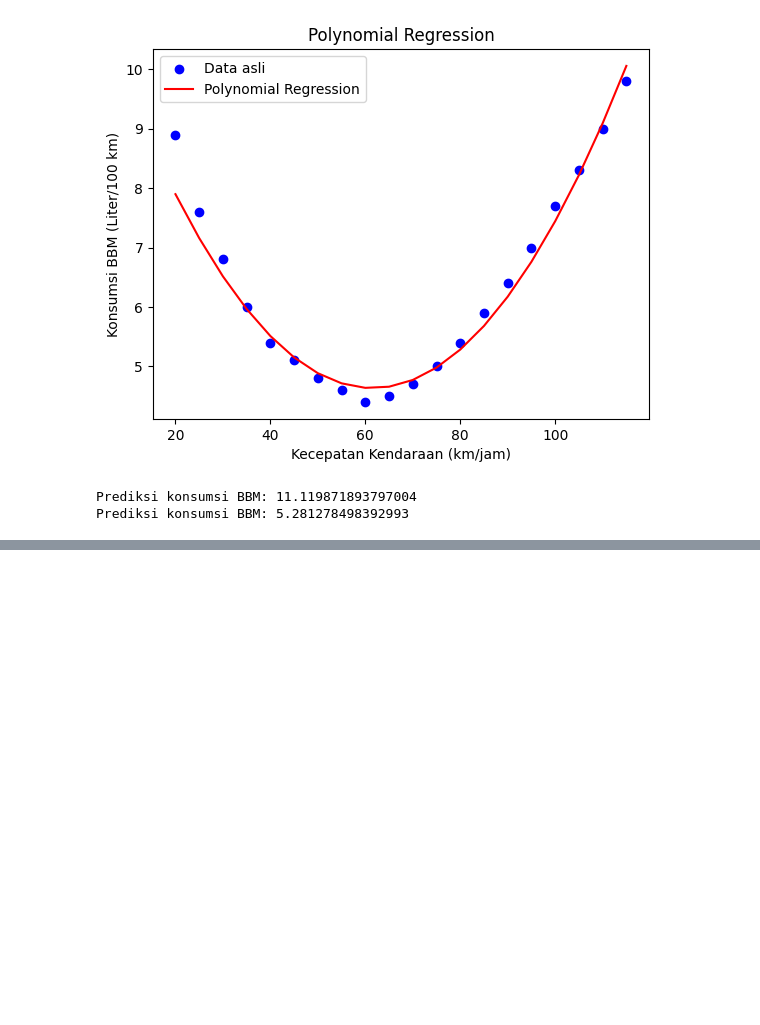
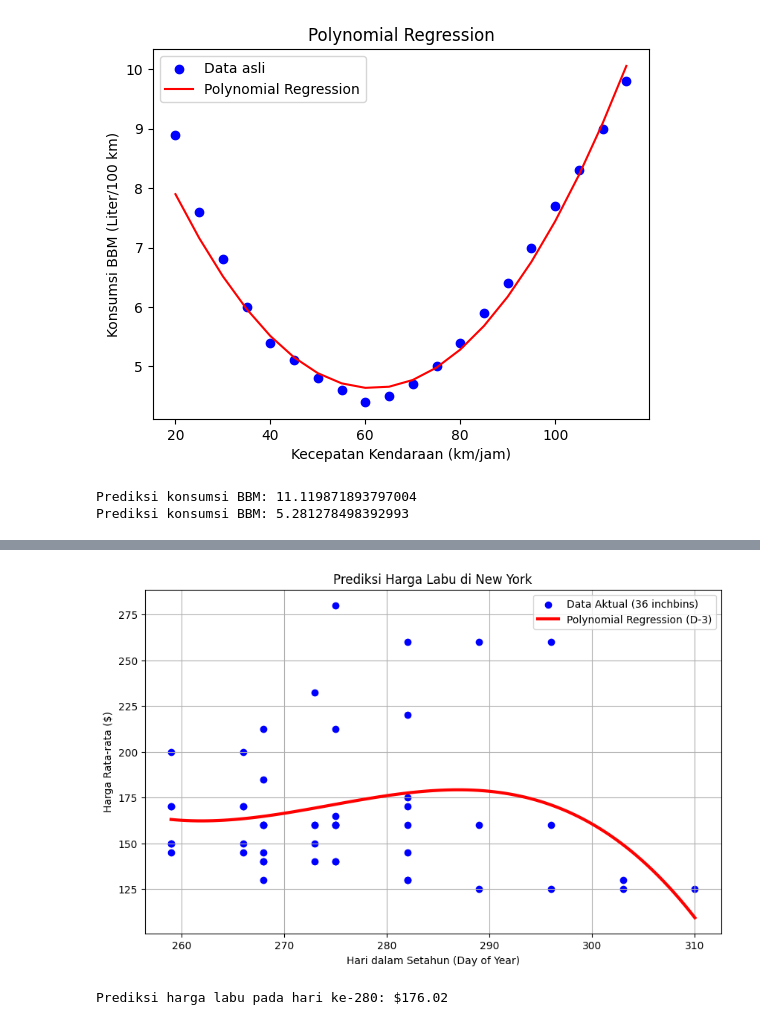
Before and after one commit to meryymarta/DataMining, a Jupyter notebook: Week6_Regression.ipynb, the cells around one changed output, grey strips where cells are left out. Cells and saved outputs as stored; diff of their text form; code cells hidden in the pictures; blank space fills up the shorter version.

```diff
--- a/Week6_Regression.ipynb
+++ b/Week6_Regression.ipynb
@@ -265,0 +345,63 @@ Prediksi konsumsi BBM: 5.281278498392993
+# %%
+#TUGAS 3
+#membuat prediksi Polynomial regression pada data harga labu
+
+import pandas as pd
+import numpy as np
+import matplotlib.pyplot as plt
+from sklearn.preprocessing import PolynomialFeatures
+from sklearn.linear_model import LinearRegression
+
+from google.colab import files
+uploaded = files.upload()
+
+#load dataset
+df = pd.read_csv("new-york_9-24-2016_9-30-2017.csv")
+df.head()
+
+#eksplorasi dataset
+df.info()
+df.describe()
+
+#Preprocessing
+#menghitung harga rata-rata
+df['Average Price'] = (df['Low Price'] + df['High Price']) / 2
+
+#mengonversi kolom Date menjadi format hari dalam setahun (Day of year)
+df['Date'] = pd.to_datetime(df['Date'])
+df['Day of Year'] = df['Date'].dt.dayofyear
+
+#menfilter data hanya untuk paket '36 inch bins' agar model konsisten
+df_bins = df[df['Package'] == '36 inch bins'].copy()
+
+#menyiapkan Data (X dan y)
+X = df_bins[['Day of Year']].values
+y = df_bins['Average Price'].values
+
+#membuat fitur polynomial derajat 3
+poly = PolynomialFeatures(degree=3)
+X_poly = poly.fit_transform(X)
+
+#melatih model
+model = LinearRegression()
+model.fit(X_poly, y)
+
+#visualisasi hasil
+X_range = np.linspace(X.min(), X.max(), 100).reshape(-1, 1)
+y_pred = model.predict(poly.transform(X_range))
+
+plt.figure(figsize=(10, 6))
+plt.scatter(X, y, color='blue', label='Data Aktual (36 inchbins)')
+plt.plot(X_range, y_pred, color='red', linewidth=3, label='Polynomial Regression (D-3)')
+plt.xlabel('Hari dalam Setahun (Day of Year)')
+plt.ylabel('Harga Rata-rata ($)')
+plt.title('Prediksi Harga Labu di New York')
+plt.legend()
+plt.grid(True)
+plt.show()
+
+#contoh prediksi
+test_day = 280
+prediksi = model.predict(poly.transform([[test_day]]))
+print(f"Prediksi harga labu pada hari ke-{test_day}: ${prediksi[0]:.2f}")
+# %% [output]
@@ -265,0 +426,2 @@ Prediksi konsumsi BBM: 5.281278498392993
+[figure, added]
+Prediksi harga labu pada hari ke-280: $176.02
```
Also changed, not shown: parts of 3 cells of this notebook.
